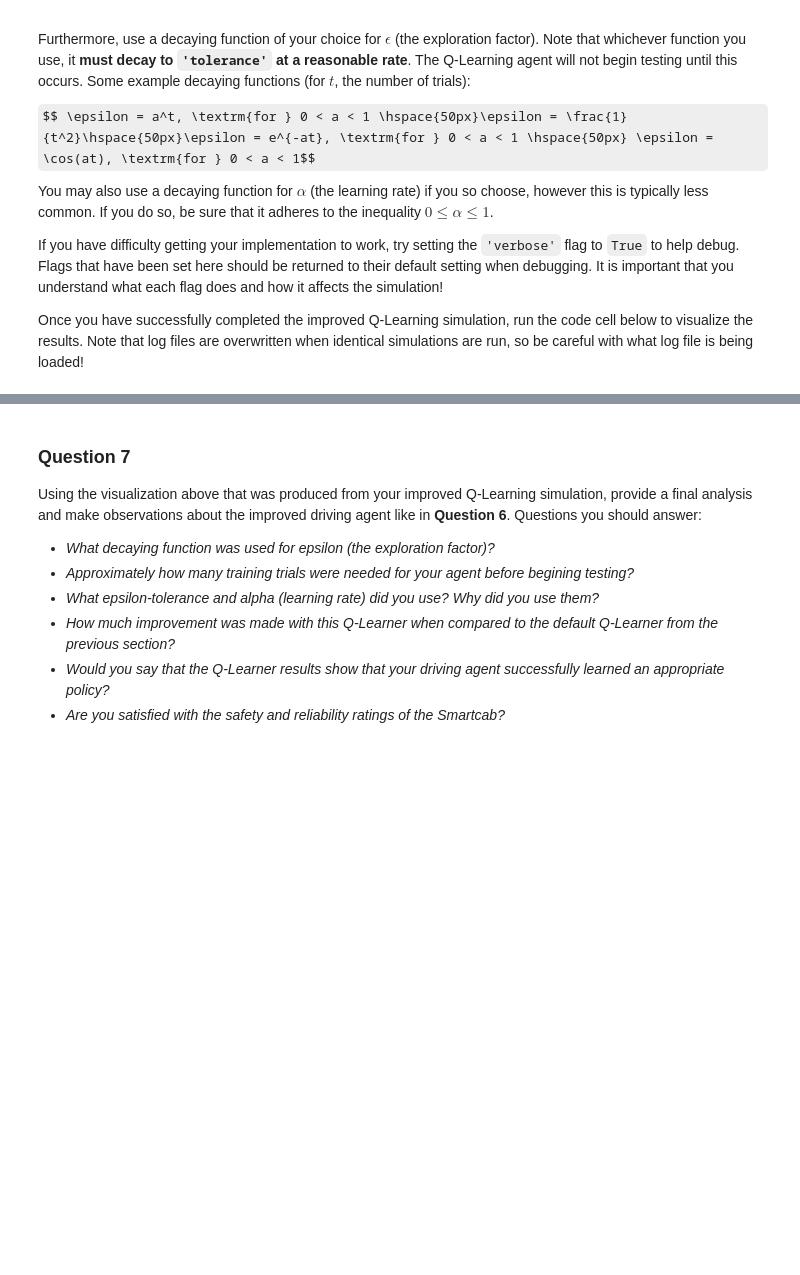
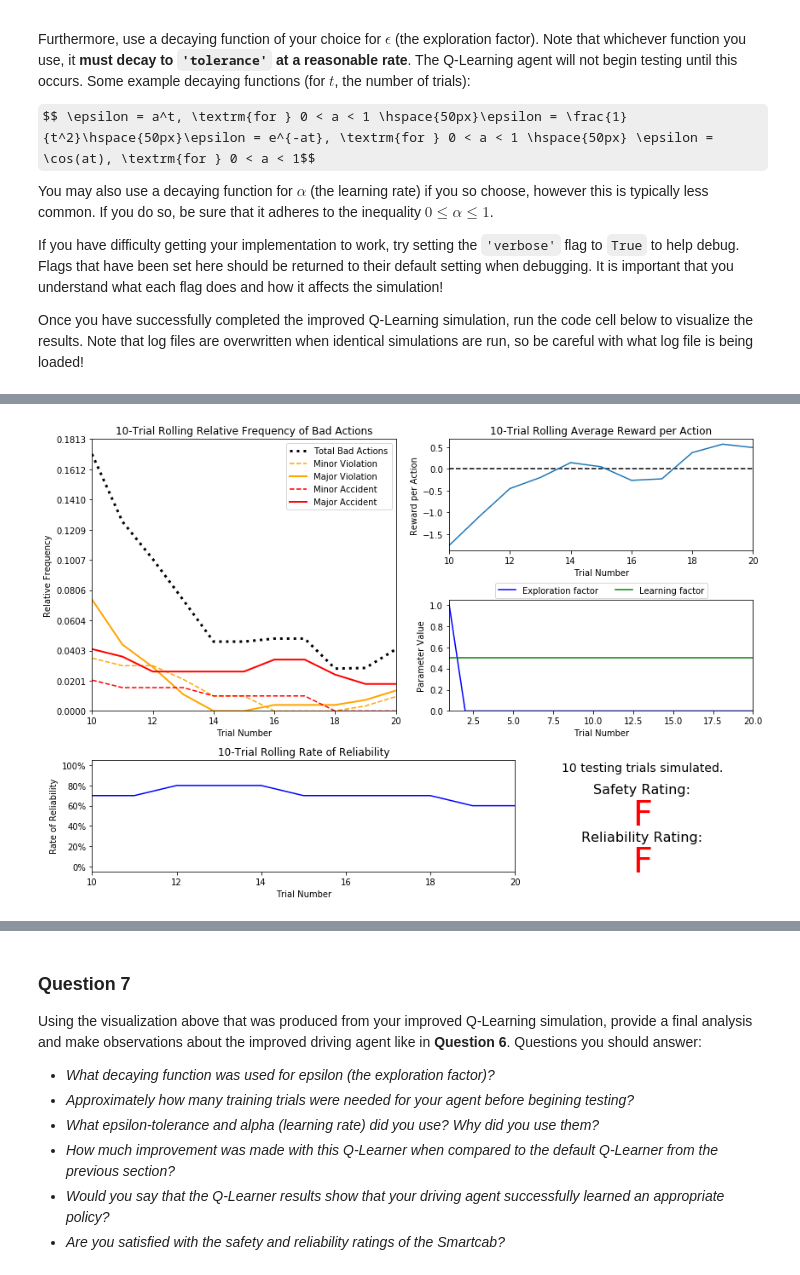
Before and after one commit to MelissaBai/Udacity, a Jupyter notebook: Machine Learning Nanodegree/projects/smartcab/smartcab.ipynb, the cells around one changed output, grey strips where cells are left out. Saved outputs shown, nothing was run; the diff lists cells and outputs as text; code cells hidden in the pictures; some formulas as TeX source; blank space fills up the shorter version.

Commit message:
Second submission of smartcab project. Implemented Q-learn and decay function.

```diff
--- a/Machine Learning Nanodegree/projects/smartcab/smartcab.ipynb
+++ b/Machine Learning Nanodegree/projects/smartcab/smartcab.ipynb
@@ -218,0 +261,6 @@ vs.plot_trials('sim_improved-learning.csv')
+# %%
+# Load the 'sim_improved-learning' file from the improved Q-Learning simulation
+vs.plot_trials('sim_improved-learning.csv')
+# Decaying function of self.epsilon = 1 / (self.t ** 2) and took out input['right']
+# %% [output]
+[figure, added]
```
Also changed, not shown: parts of 17 cells of this notebook, 6 other files.
